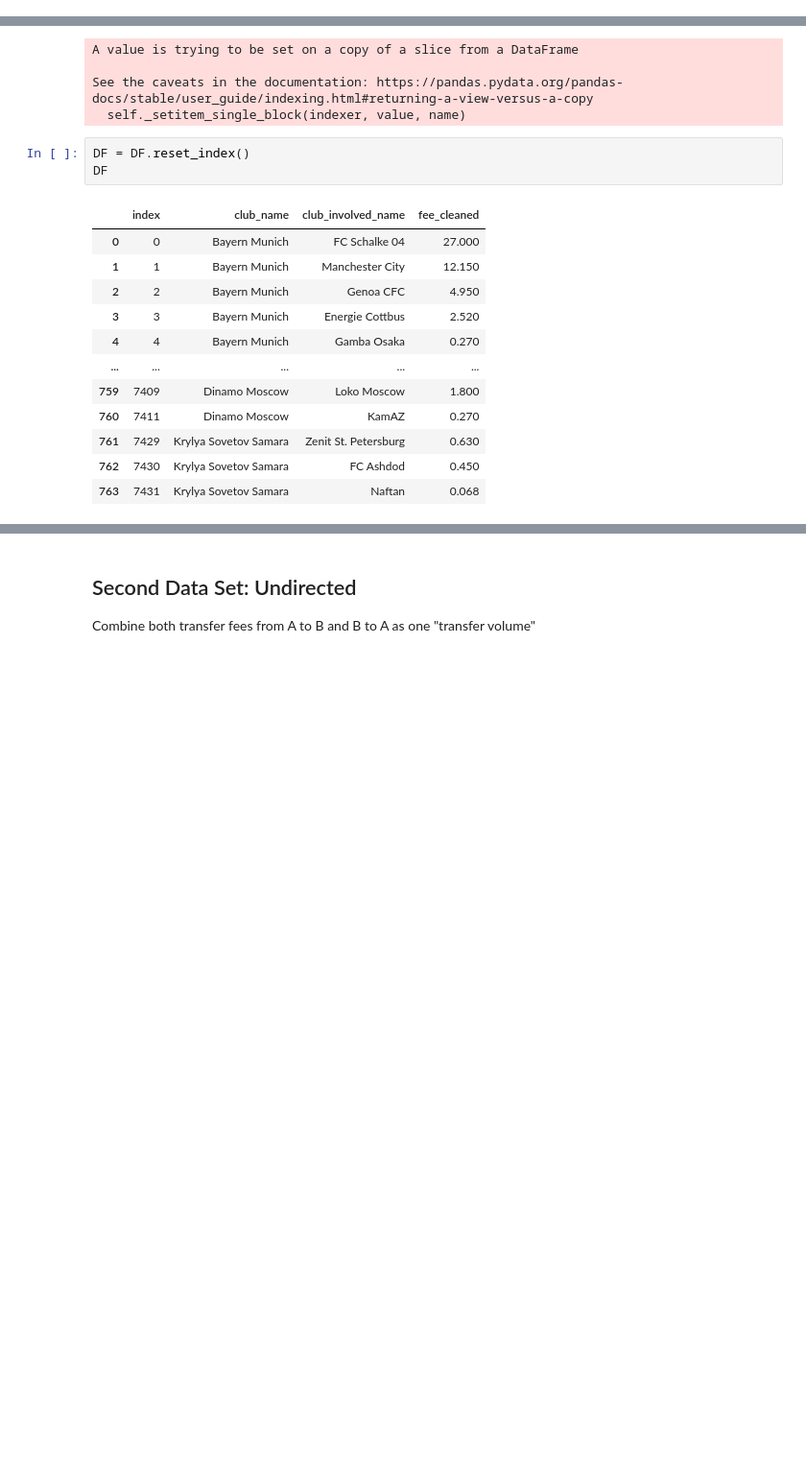
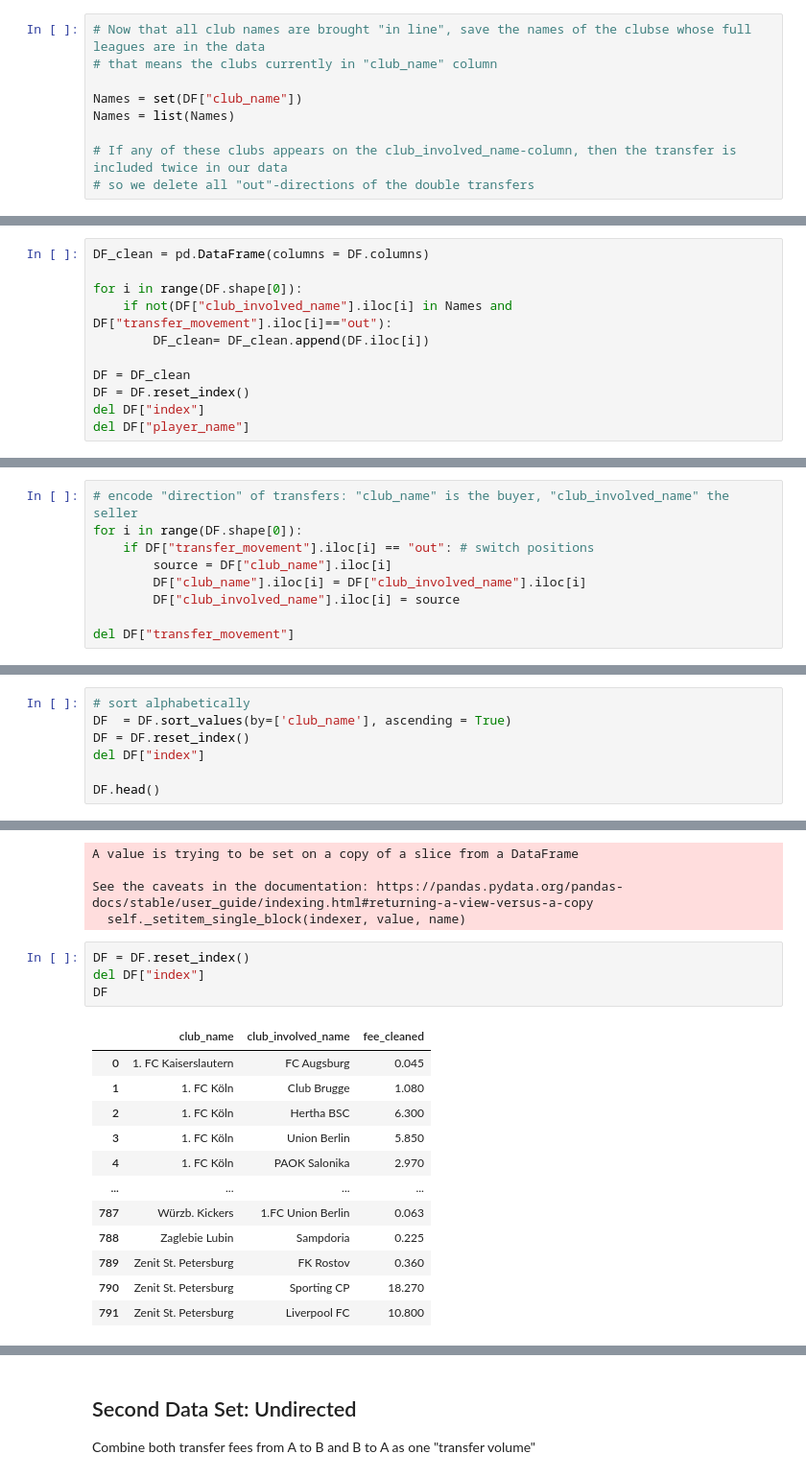
Before and after one commit to TobiasW1891/Networks, a Jupyter notebook: Ligen General.ipynb, the cells around one changed output, grey strips where cells are left out. Shown at 96% size. Cells and saved outputs as stored; diff of their text form; blank space fills up the shorter version.

```diff
--- a/Ligen General.ipynb
+++ b/Ligen General.ipynb
@@ -109,0 +108,9 @@ sum(DF["club_involved_name"].isin(old))
+# %%
+# Now that all club names are brought "in line", save the names of the clubse whose full leagues are in the data
+# that means the clubs currently in "club_name" column
+
+Names = set(DF["club_name"])
+Names = list(Names)
+
+# If any of these clubs appears on the club_involved_name-column, then the transfer is included twice in our data
+# so we delete all "out"-directions of the double transfers
@@ -109,0 +121,11 @@ sum(DF["club_involved_name"].isin(old))
+# %%
+DF_clean = pd.DataFrame(columns = DF.columns)
+
+for i in range(DF.shape[0]):
+    if not(DF["club_involved_name"].iloc[i] in Names and DF["transfer_movement"].iloc[i]=="out"):
+        DF_clean= DF_clean.append(DF.iloc[i])
+
+DF = DF_clean
+DF = DF.reset_index()
+del DF["index"]
+del DF["player_name"]
@@ -127,0 +140,9 @@ DF = DelCol(DF)
+# %%
+# encode "direction" of transfers: "club_name" is the buyer, "club_involved_name" the seller
+for i in range(DF.shape[0]):
+    if DF["transfer_movement"].iloc[i] == "out": # switch positions
+        source = DF["club_name"].iloc[i]
+        DF["club_name"].iloc[i] = DF["club_involved_name"].iloc[i]
+        DF["club_involved_name"].iloc[i] = source
+
+del DF["transfer_movement"]
@@ -127,0 +163,7 @@ DF = DelCol(DF)
+# %%
+# sort alphabetically
+DF  = DF.sort_values(by=['club_name'], ascending = True)
+DF = DF.reset_index()
+del DF["index"]
+
+DF.head()
@@ -156,17 +209,18 @@ See the caveats in the documentation: https://pandas.pydata.org/pandas-docs/stab
   self._setitem_single_block(indexer, value, name)
 # %%
 DF = DF.reset_index()
+del DF["index"]
 DF
 # %% [output]
-|  | index | club_name | club_involved_name | fee_cleaned |
-| 0 | 0 | Bayern Munich | FC Schalke 04 | 27.000 |
-| 1 | 1 | Bayern Munich | Manchester City | 12.150 |
-| 2 | 2 | Bayern Munich | Genoa CFC | 4.950 |
-| 3 | 3 | Bayern Munich | Energie Cottbus | 2.520 |
-| 4 | 4 | Bayern Munich | Gamba Osaka | 0.270 |
-| ... | ... | ... | ... | ... |
-| 759 | 7409 | Dinamo Moscow | Loko Moscow | 1.800 |
-| 760 | 7411 | Dinamo Moscow | KamAZ | 0.270 |
-| 761 | 7429 | Krylya Sovetov Samara | Zenit St. Petersburg | 0.630 |
-| 762 | 7430 | Krylya Sovetov Samara | FC Ashdod | 0.450 |
-| 763 | 7431 | Krylya Sovetov Samara | Naftan | 0.068 |
+|  | club_name | club_involved_name | fee_cleaned |
+| 0 | 1. FC Kaiserslautern | FC Augsburg | 0.045 |
+| 1 | 1. FC Köln | Club Brugge | 1.080 |
+| 2 | 1. FC Köln | Hertha BSC | 6.300 |
+| 3 | 1. FC Köln | Union Berlin | 5.850 |
+| 4 | 1. FC Köln | PAOK Salonika | 2.970 |
+| ... | ... | ... | ... |
+| 787 | Würzb. Kickers | 1.FC Union Berlin | 0.063 |
+| 788 | Zaglebie Lubin | Sampdoria | 0.225 |
+| 789 | Zenit St. Petersburg | FK Rostov | 0.360 |
+| 790 | Zenit St. Petersburg | Sporting CP | 18.270 |
+| 791 | Zenit St. Petersburg | Liverpool FC | 10.800 |
```
Also changed, not shown: parts of 60 cells of this notebook.
